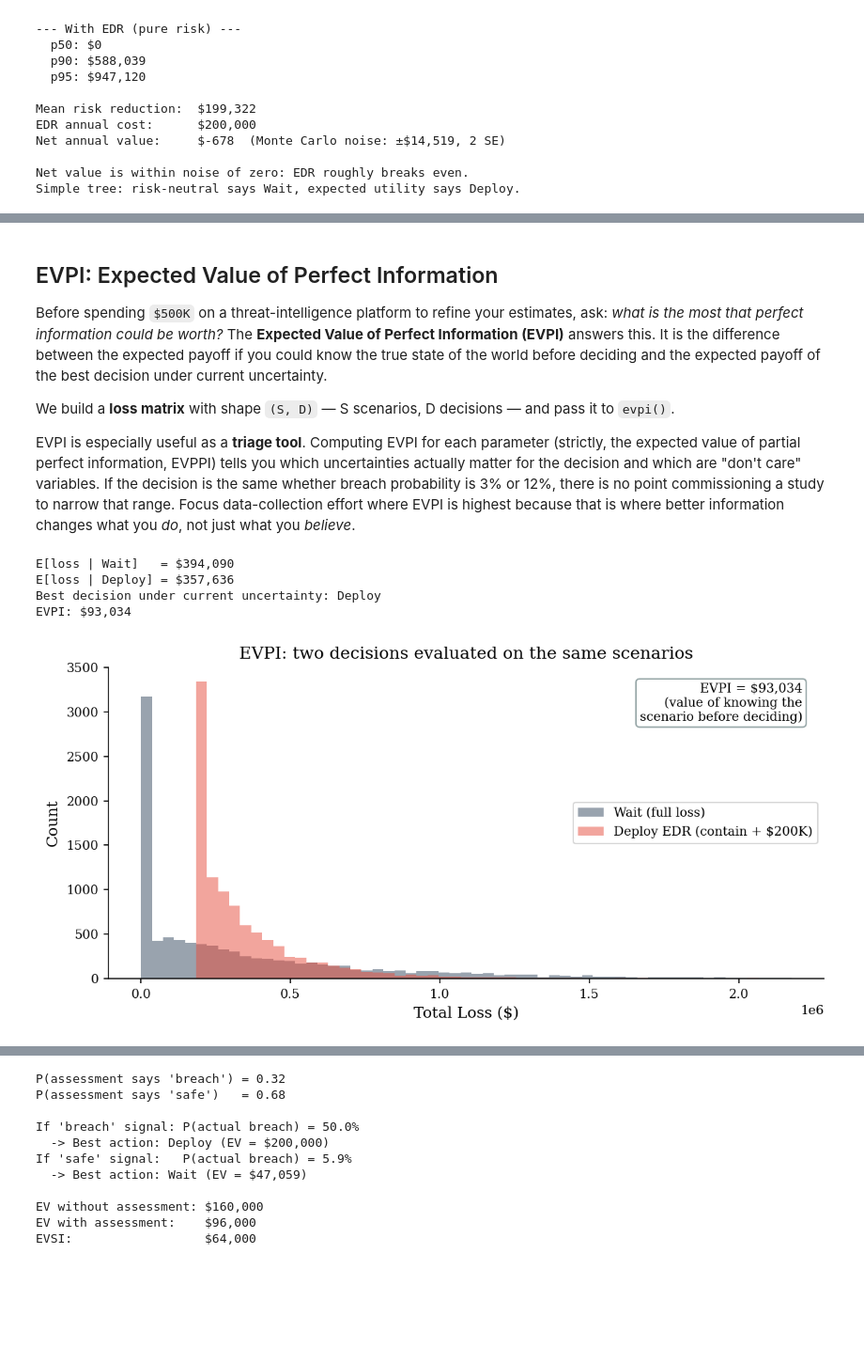
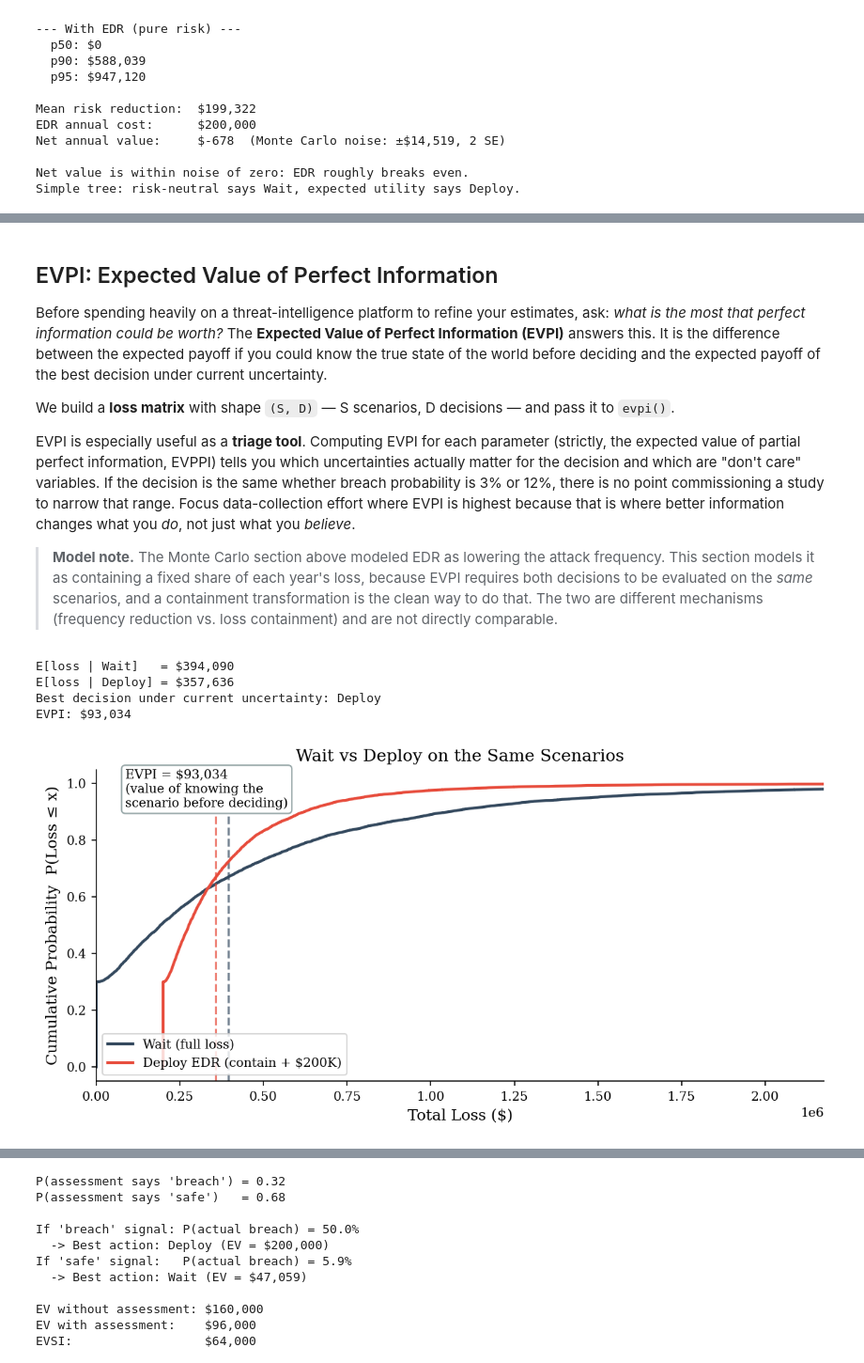
Before and after one commit to security-decision-science/security-decision-science, a Jupyter notebook: notebooks/part0/04-decision-trees.ipynb, the cells around one changed output, grey strips where cells are left out. Shown at 94% size. Cells and saved outputs as stored; diff of their text form; code cells hidden in the pictures; blank space fills up the shorter version.

Commit message:
v1.1.0: final review fixes, number-free text, 3.5 notebook, docs updates

```diff
--- a/notebooks/part0/04-decision-trees.ipynb
+++ b/notebooks/part0/04-decision-trees.ipynb
@@ -179,13 +183,14 @@ Two options may have the same average outcome, but one has a long right tail rep
 
 > **Note:** This is deliberately the simplest possible investment calculation. A real analysis would consider: net present value (NPV) with discount rates, recurring vs. one-time costs (licensing, staffing, maintenance), implementation timelines and partial-year exposure, correlation between controls (deploying EDR may reduce the value of a separate SIEM investment), and opportunity cost of the budget. The goal is to show that even a basic simulation beats a point estimate.
 # %%
-severity = make_lognormal_severity(meanlog=12.2, sdlog=1.0)  # ~$200K median
+severity = make_lognormal_severity(meanlog=12.2, sdlog=1.0)
 n_periods = 10_000
+lam_no, lam_with = 1.2, 0.6   # attack frequency without / with EDR
 
 # Independent seeds: we compare two distributions, not paired scenarios. A shared seed
 # would not pair rows anyway, because the Poisson counts diverge once lam differs.
-losses_no_edr   = simulate_aggregate_losses(n_periods, lam=1.2, severity_sampler=severity, rng=make_rng(42))
-losses_with_edr = simulate_aggregate_losses(n_periods, lam=0.6, severity_sampler=severity, rng=make_rng(43))
+losses_no_edr   = simulate_aggregate_losses(n_periods, lam=lam_no, severity_sampler=severity, rng=make_rng(42))
+losses_with_edr = simulate_aggregate_losses(n_periods, lam=lam_with, severity_sampler=severity, rng=make_rng(43))
 
 print('--- No EDR (pure risk) ---')
 bands_no = risk_bands(losses_no_edr)
@@ -248,11 +265,12 @@ plt.show()
 # %% [markdown]
 ## EVPI: Expected Value of Perfect Information
 
-Before spending `$500K` on a threat-intelligence platform to refine your estimates, ask: *what is the most that perfect information could be worth?* The **Expected Value of Perfect Information (EVPI)** answers this. It is the difference between the expected payoff if you could know the true state of the world before deciding and the expected payoff of the best decision under current uncertainty.
+Before spending heavily on a threat-intelligence platform to refine your estimates, ask: *what is the most that perfect information could be worth?* The **Expected Value of Perfect Information (EVPI)** answers this. It is the difference between the expected payoff if you could know the true state of the world before deciding and the expected payoff of the best decision under current uncertainty.
 
 We build a **loss matrix** with shape `(S, D)` — S scenarios, D decisions — and pass it to `evpi()`.
 
 EVPI is especially useful as a **triage tool**. Computing EVPI for each parameter (strictly, the expected value of partial perfect information, EVPPI) tells you which uncertainties actually matter for the decision and which are "don't care" variables. If the decision is the same whether breach probability is 3% or 12%, there is no point commissioning a study to narrow that range. Focus data-collection effort where EVPI is highest because that is where better information changes what you *do*, not just what you *believe*.
+> **Model note.** The Monte Carlo section above modeled EDR as lowering the attack frequency. This section models it as containing a fixed share of each year's loss, because EVPI requires both decisions to be evaluated on the *same* scenarios, and a containment transformation is the clean way to do that. The two are different mechanisms (frequency reduction vs. loss containment) and are not directly comparable.
 # %%
 # EVPI needs both decisions evaluated on the SAME scenarios, so EDR is applied as a
 # containment transformation on one set of simulated years, not as a separate simulation.
@@ -281,22 +299,29 @@ E[loss | Deploy] = $357,636
 Best decision under current uncertainty: Deploy
 EVPI: $93,034
 # %%
+# Plot the two decisions on the same scenarios as CDFs. Wait has many $0 years;
+# Deploy has a floor at the EDR cost but scales the tail down. Dashed lines mark the two means.
 fig, ax = plt.subplots(figsize=(8, 4))
-bins = np.linspace(0, np.percentile(loss_matrix, 99), 60)
-ax.hist(loss_matrix[:, 0], bins=bins, alpha=0.5, color=DARK_BG, label="Wait (full loss)")
-ax.hist(loss_matrix[:, 1], bins=bins, alpha=0.5, color=ACCENT, label="Deploy EDR (contain + $200K)")
+for label, losses, color in [
+    ("Wait (full loss)", loss_matrix[:, 0], DARK_BG),
+    (f"Deploy EDR (contain + ${edr_cost / 1e3:,.0f}K)", loss_matrix[:, 1], ACCENT),
+]:
+    xs = np.sort(losses)
+    ys = np.arange(1, len(xs) + 1) / len(xs)
+    ax.plot(xs, ys, color=color, linewidth=2, label=label)
+    ax.axvline(losses.mean(), color=color, linestyle="--", alpha=0.7)
+
+ax.set_xlim(0, np.percentile(loss_matrix, 99))
 ax.set_xlabel("Total Loss ($)")
-ax.set_ylabel("Count")
-ax.set_title("EVPI: two decisions evaluated on the same scenarios")
-
-# EVPI is a difference in expected loss, not a threshold, so annotate instead of drawing a line.
-ax.text(0.97, 0.95,
+ax.set_ylabel("Cumulative Probability  P(Loss ≤ x)")
+ax.set_title("Wait vs Deploy on the Same Scenarios")
+ax.text(0.04, 0.88,
         f"EVPI = ${evpi_val:,.0f}\n(value of knowing the\nscenario before deciding)",
-        transform=ax.transAxes, ha="right", va="top", fontsize=9,
+        transform=ax.transAxes, fontsize=9,
         bbox=dict(boxstyle="round", facecolor="white", edgecolor=LIGHT_GRAY))
-ax.legend(loc="center right")
+ax.legend(loc="lower left")
 plt.tight_layout()
 plt.show()
 # %% [output]
-[figure, old version]
+[figure, new version]
 # %% [markdown]
```
Also changed, not shown: parts of 17 cells of this notebook, 36 other files.
